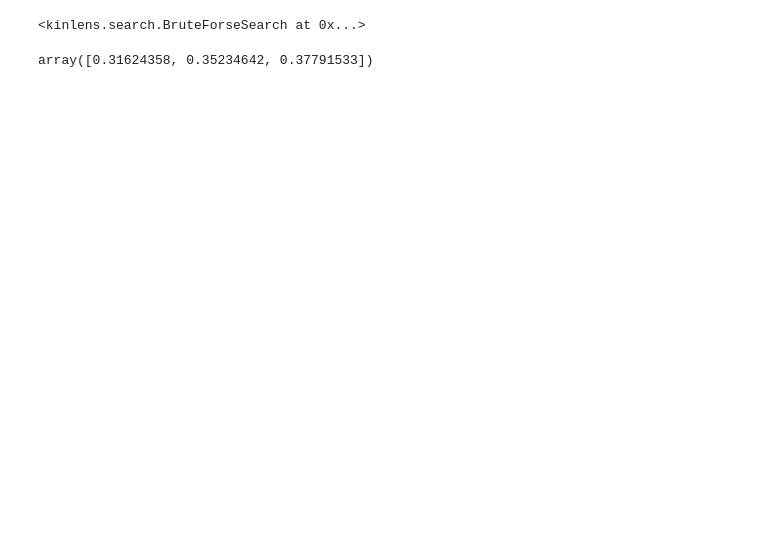
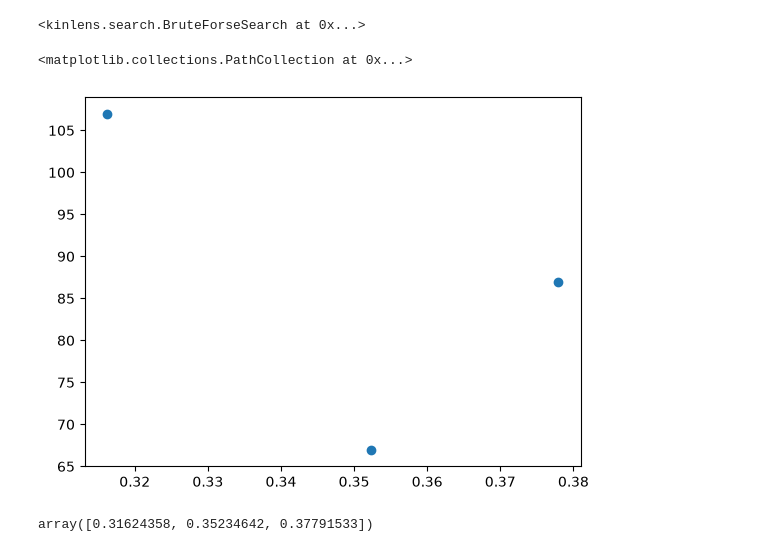
Before and after one commit to BasharMithan/kinlens, a Jupyter notebook: src/kinlens/notebooks/experments.ipynb, the cells around one changed output. Saved outputs shown, nothing was run; the diff lists cells and outputs as text; code cells hidden in the pictures; blank space fills up the shorter version.

```diff
--- a/src/kinlens/notebooks/experments.ipynb
+++ b/src/kinlens/notebooks/experments.ipynb
@@ -19,6 +38,11 @@ search.fit(data=dataset)
 <kinlens.search.BruteForseSearch at 0x...>
 # %%
 searchResult = search.query(q=np.array([[1.2, 2.1]]), k=3)
+# %%
+plt.scatter(searchResult.distances, searchResult.indices)
+# %% [output]
+<matplotlib.collections.PathCollection at 0x...>
+[figure, added]
 # %%
 labels = dataset.y[searchResult.indices]
 
```
Also changed, not shown: parts of 7 cells of this notebook, 5 other files.
